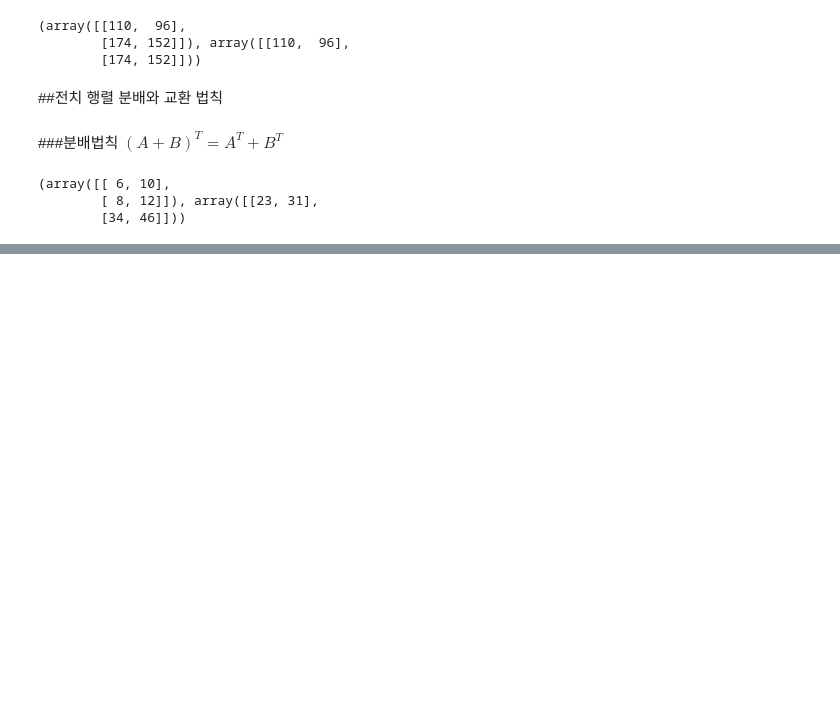
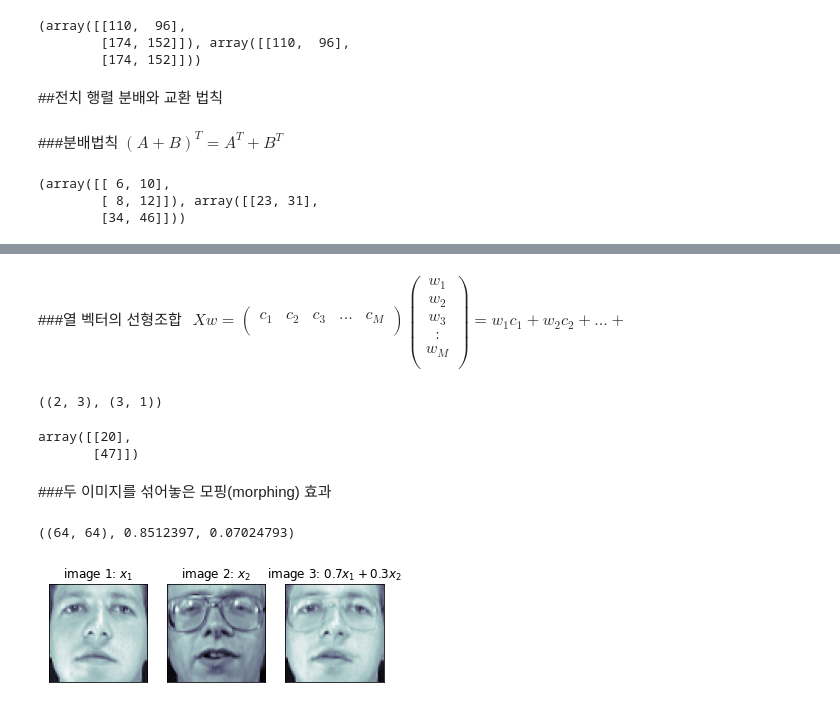
Before and after one commit to yojulab/learn_mathematics, a Jupyter notebook: codes/LinearAlgebra_행렬간곱셈.ipynb, the cells around one changed output, grey strips where cells are left out. Cells and saved outputs as stored; diff of their text form; code cells hidden in the pictures; blank space fills up the shorter version.

```diff
--- a/codes/LinearAlgebra_행렬간곱셈.ipynb
+++ b/codes/LinearAlgebra_행렬간곱셈.ipynb
@@ -103,0 +152,62 @@ https://datascienceschool.net/02%20mathematics/02.02%20%EB%B2%A1%ED%84%B0%EC%99%
+# %% [markdown]
+###열 벡터의 선형조합
+$
+\begin{align}
+Xw =
+  \begin{pmatrix}
+    c_{1} & c_{2} & c_{3} & ... & c_M\\
+  \end{pmatrix}
+  \begin{pmatrix}
+    w_{1} \\ w_{2} \\ w_{3} \\ : \\ w_{M} \\
+  \end{pmatrix}
+  = w_1c_1+w_2c_2+...+
+\end{align}
+$
+# %%
+features = np.array([[1,2,3], [4,5,6]])
+weights = np.array([2,3,4]).reshape(3,-1)
+features.shape, weights.shape
+# %% [output]
+((2, 3), (3, 1))
+# %%
+features @ weights
+# %% [output]
+array([[20],
+       [47]])
+# %% [markdown]
+###두 이미지를 섞어놓은 모핑(morphing) 효과
+# %%
+from sklearn.datasets import fetch_olivetti_faces
+
+faces = fetch_olivetti_faces()
+
+faces.images[6].shape, faces.images[6].max(), faces.images[6].min()
+# %% [output]
+((64, 64), 0.8512397, 0.07024793)
+# %%
+import matplotlib.pyplot as plt
+f, ax = plt.subplots(1, 3)
+
+ax[0].imshow(faces.images[6], cmap=plt.cm.bone)
+ax[0].grid(False)
+ax[0].set_xticks([])
+ax[0].set_yticks([])
+ax[0].set_title("image 1: $x_1$")
+
+ax[1].imshow(faces.images[10], cmap=plt.cm.bone)
+ax[1].grid(False)
+ax[1].set_xticks([])
+ax[1].set_yticks([])
+ax[1].set_title("image 2: $x_2$")
+
+new_face = 0.7 * faces.images[6] + 0.3 * faces.images[10]
+# new_face = 0.5 * faces.images[6] + 0.5 * faces.images[10]
+ax[2].imshow(new_face, cmap=plt.cm.bone)
+ax[2].grid(False)
+ax[2].set_xticks([])
+ax[2].set_yticks([])
+ax[2].set_title("image 3: $0.7x_1 + 0.3x_2$")
+
+plt.show()
+# %% [output]
+[figure, added]
```
Also changed, not shown: parts of 10 cells of this notebook.
